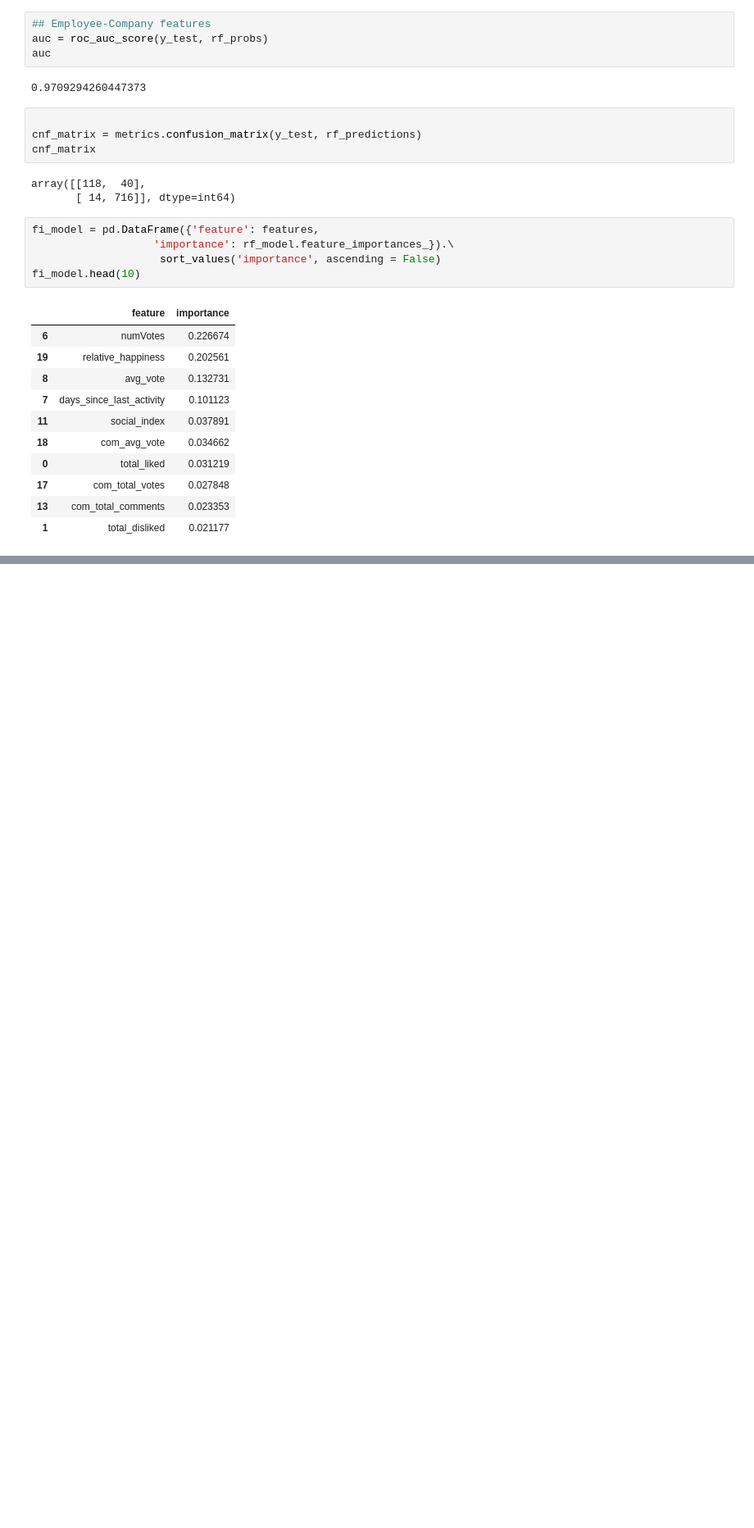
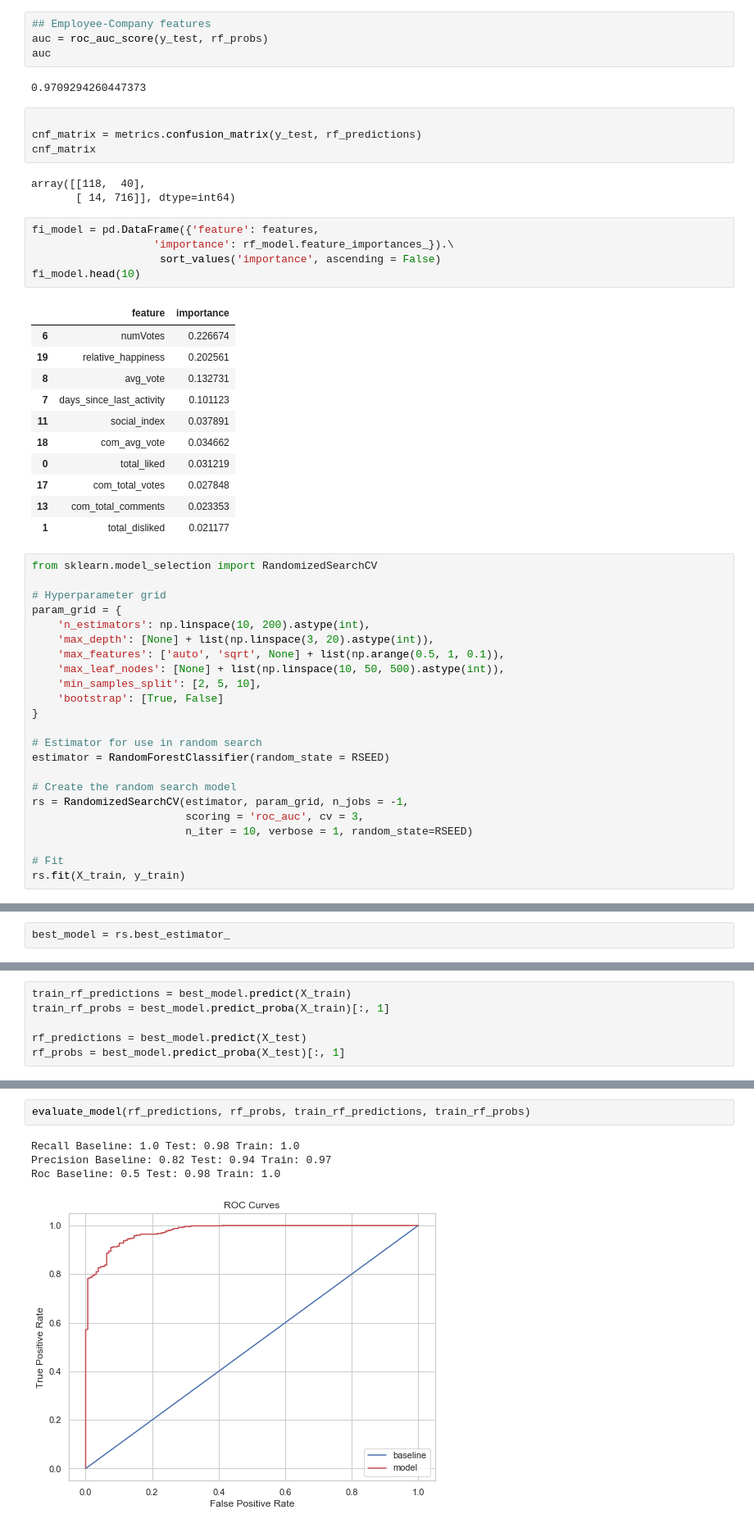
Before and after one commit to shubhanshu-gupta/employee-happiness, a Jupyter notebook: Howba_models_RandomForest.ipynb, the cells around one changed output, grey strips where cells are left out. Shown: that part at 82% size. Cells and saved outputs as stored; diff of their text form; blank space fills up the shorter version.

Commit message:
Added Hyperparameter tuning

```diff
--- a/Howba_models_RandomForest.ipynb
+++ b/Howba_models_RandomForest.ipynb
@@ -325,3 +325,26 @@ fi_model.head(10)
 | 17 | com_total_votes | 0.027848 |
 | 13 | com_total_comments | 0.023353 |
 | 1 | total_disliked | 0.021177 |
+# %%
+from sklearn.model_selection import RandomizedSearchCV
+
+# Hyperparameter grid
+param_grid = {
+    'n_estimators': np.linspace(10, 200).astype(int),
+    'max_depth': [None] + list(np.linspace(3, 20).astype(int)),
+    'max_features': ['auto', 'sqrt', None] + list(np.arange(0.5, 1, 0.1)),
+    'max_leaf_nodes': [None] + list(np.linspace(10, 50, 500).astype(int)),
+    'min_samples_split': [2, 5, 10],
+    'bootstrap': [True, False]
+}
+
+# Estimator for use in random search
+estimator = RandomForestClassifier(random_state = RSEED)
+
+# Create the random search model
+rs = RandomizedSearchCV(estimator, param_grid, n_jobs = -1,
+                        scoring = 'roc_auc', cv = 3,
+                        n_iter = 10, verbose = 1, random_state=RSEED)
+
+# Fit
+rs.fit(X_train, y_train)
@@ -327,0 +377,2 @@ fi_model.head(10)
+# %%
+best_model = rs.best_estimator_
@@ -327,0 +389,6 @@ fi_model.head(10)
+# %%
+train_rf_predictions = best_model.predict(X_train)
+train_rf_probs = best_model.predict_proba(X_train)[:, 1]
+
+rf_predictions = best_model.predict(X_test)
+rf_probs = best_model.predict_proba(X_test)[:, 1]
@@ -327,0 +408,7 @@ fi_model.head(10)
+# %%
+evaluate_model(rf_predictions, rf_probs, train_rf_predictions, train_rf_probs)
+# %% [output]
+Recall Baseline: 1.0 Test: 0.98 Train: 1.0
+Precision Baseline: 0.82 Test: 0.94 Train: 0.97
+Roc Baseline: 0.5 Test: 0.98 Train: 1.0
+[figure, added]
```
Also changed, not shown: parts of 7 cells of this notebook.
